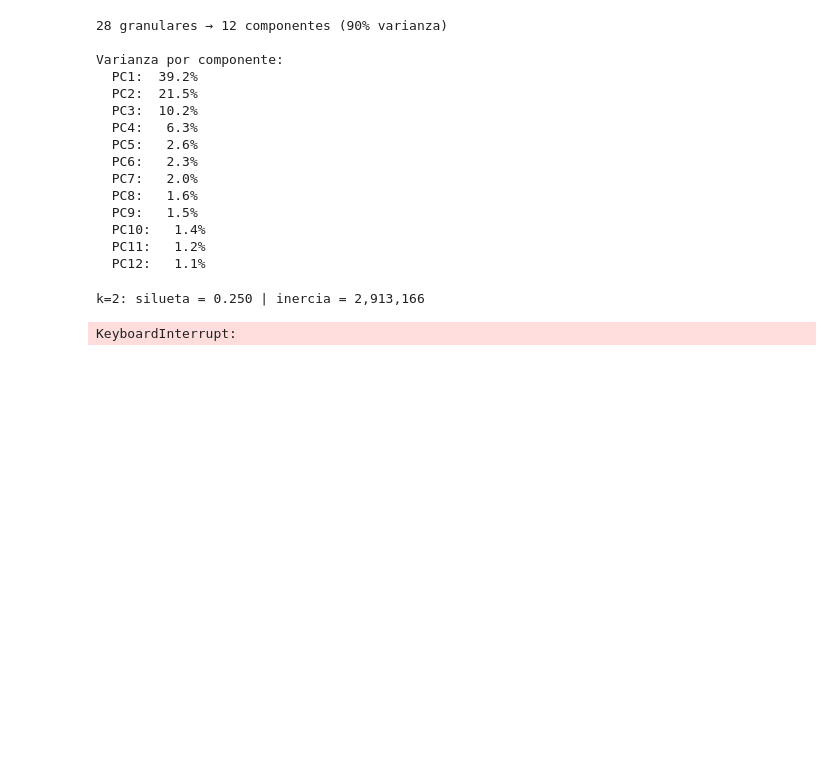
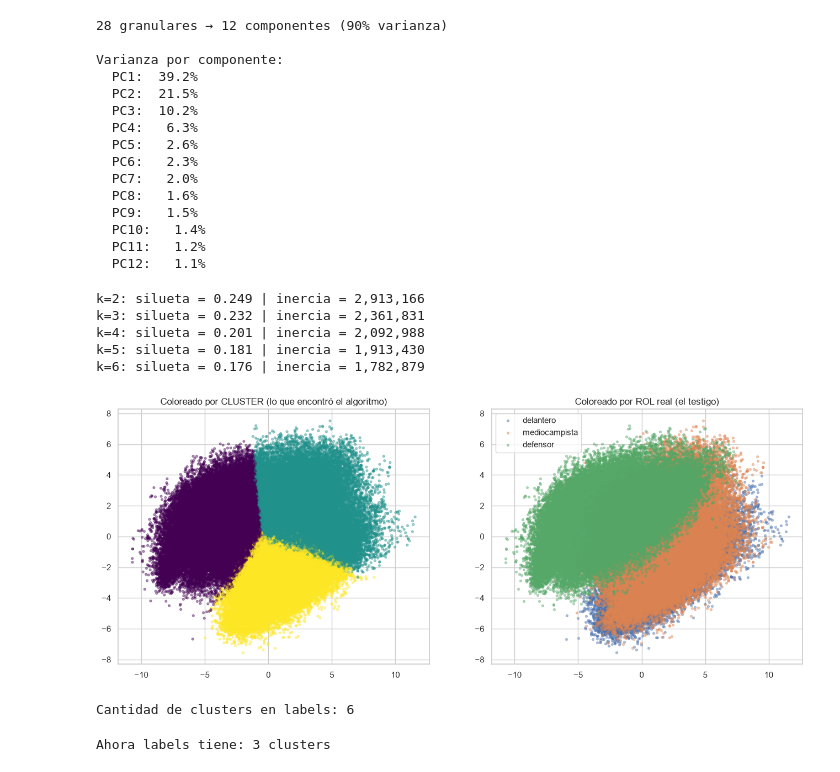
Before and after one commit to gonzanmarengo-ship-it/DiploDatos_grupo_21, a Jupyter notebook: Notebook/Practico_ANS.ipynb, the cells around one changed output. Drawn from its saved outputs; the diff is of its cells as text; code cells hidden in the pictures; blank space fills up the shorter version.

```diff
--- a/Notebook/Practico_ANS.ipynb
+++ b/Notebook/Practico_ANS.ipynb
@@ -692,8 +692,42 @@ from sklearn.metrics import silhouette_score
 for k in range(2, 7):
     km = KMeans(n_clusters=k, random_state=42, n_init=10)
     labels = km.fit_predict(X_pca)
-    sil = silhouette_score(X_pca, labels)
+    sil = silhouette_score(X_pca, labels, sample_size=10000, random_state=42)
     print(f"k={k}: silueta = {sil:.3f} | inercia = {km.inertia_:,.0f}")
 # %% [output]
-k=2: silueta = 0.250 | inercia = 2,913,166
+k=2: silueta = 0.249 | inercia = 2,913,166
+k=3: silueta = 0.232 | inercia = 2,361,831
+k=4: silueta = 0.201 | inercia = 2,092,988
+k=5: silueta = 0.181 | inercia = 1,913,430
+k=6: silueta = 0.176 | inercia = 1,782,879
-KeyboardInterrupt:
+# %%
+# comparación lado a lado: coloreado por cluster vs por rol real
+rol_campo = male_players_limpio.loc[campo.index, "rol"]   # ajustá el índice según tu variable
+
+fig, axes = plt.subplots(1, 2, figsize=(16, 6))
+axes[0].scatter(X_pca[:, 0], X_pca[:, 1], c=labels, cmap="viridis", s=8, alpha=0.4)
+axes[0].set_title("Coloreado por CLUSTER (lo que encontró el algoritmo)")
+
+for r in rol_campo.unique():
+    m = (rol_campo == r).values
+    axes[1].scatter(X_pca[m, 0], X_pca[m, 1], s=8, alpha=0.4, label=r)
+axes[1].set_title("Coloreado por ROL real (el testigo)")
+axes[1].legend()
+plt.show()
+# %% [output]
+[figure, added]
+# %%
+import numpy as np
+print("Cantidad de clusters en labels:", len(np.unique(labels)))
+# %% [output]
+Cantidad de clusters en labels: 6
+# %%
+from sklearn.cluster import KMeans
+
+k = 3
+km = KMeans(n_clusters=k, random_state=42, n_init=10)
+labels = km.fit_predict(X_pca)
+
+print("Ahora labels tiene:", len(np.unique(labels)), "clusters")
+# %% [output]
+Ahora labels tiene: 3 clusters
```
Also changed, not shown: parts of 3 cells of this notebook.
